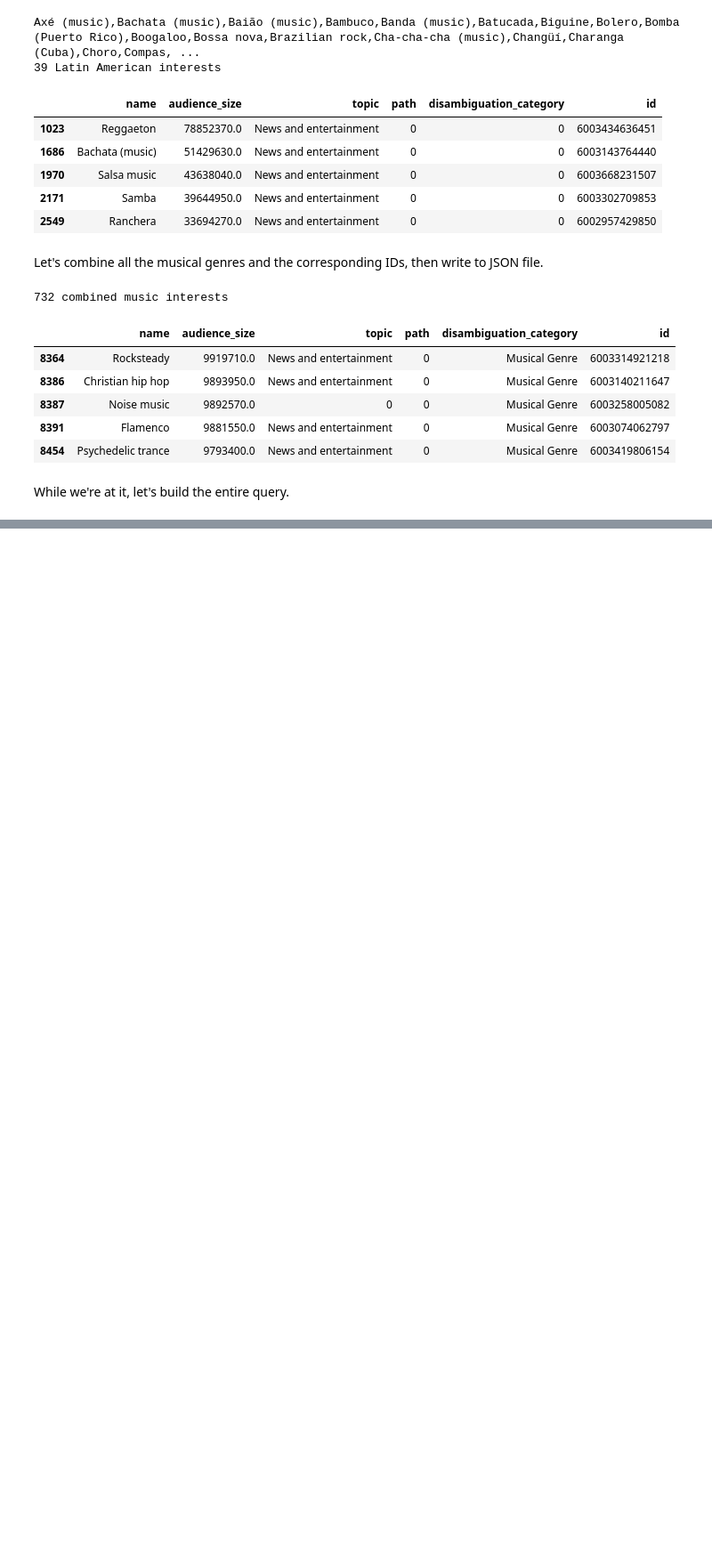
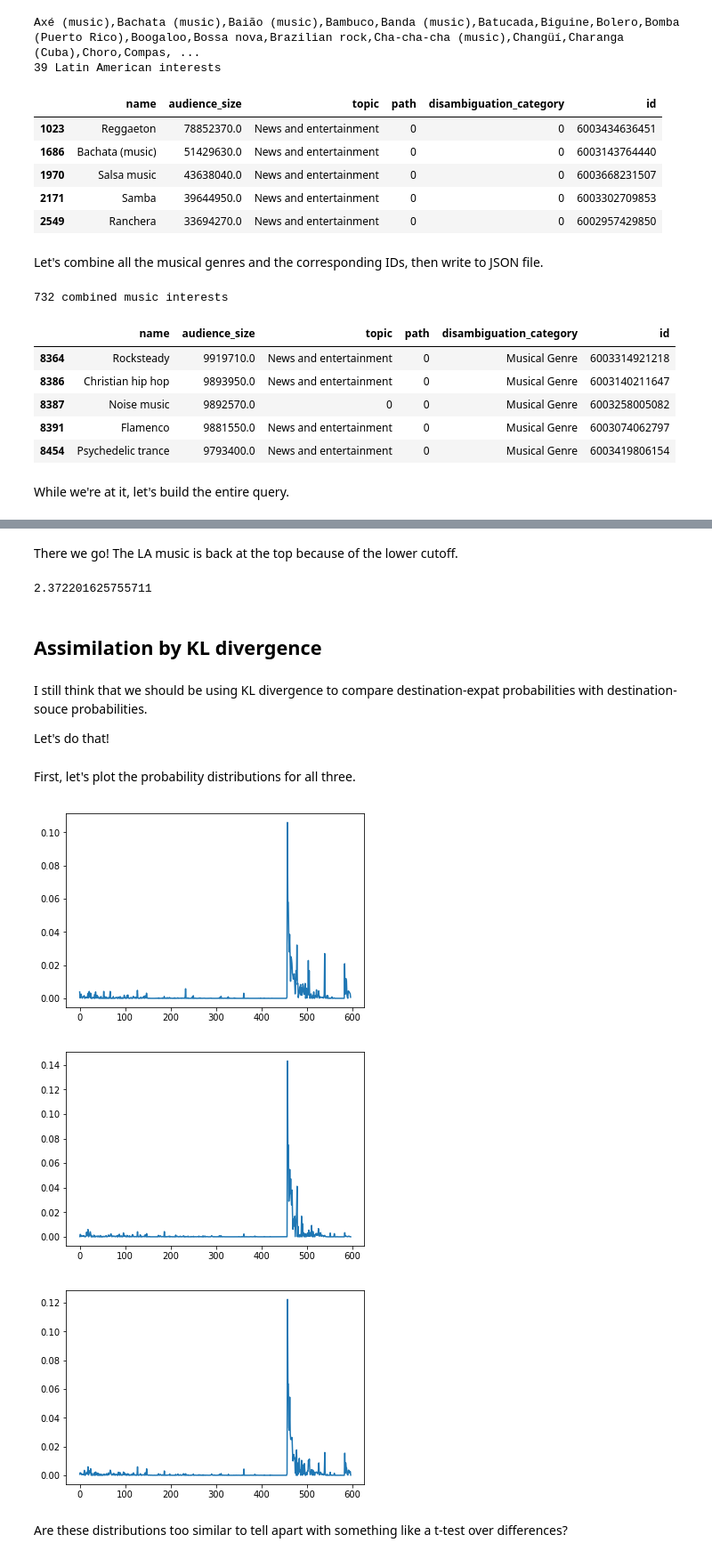
Before and after one commit to ianbstewart/immigrant_assimilation, a Jupyter notebook: src/data_processing/extract_musical_interests.ipynb, the cells around one changed output, grey strips where cells are left out. Shown at 89% size. Drawn from its saved outputs; the diff is of its cells as text; code cells hidden in the pictures; blank space fills up the shorter version.

```diff
--- a/src/data_processing/extract_musical_interests.ipynb
+++ b/src/data_processing/extract_musical_interests.ipynb
@@ -231,0 +472,58 @@ json.dump(full_query, open(full_query_file, 'w'), indent=4, encoding='latin-1')
+# %% [markdown]
+There we go! The LA music is back at the top because of the lower cutoff.
+# %%
+all_scores[0].mean()
+# %% [output]
+2.372201625755711
+# %% [markdown]
+## Assimilation by KL divergence
+# %% [markdown]
+I still think that we should be using KL divergence to compare destination-expat probabilities with destination-souce probabilities.
+
+Let's do that!
+# %% [markdown]
+First, let's plot the probability distributions for all three.
+# %%
+audience_var = 'mau_audience'
+source_counts = source_counts.copy()
+dest_counts = dest_counts.copy()
+expat_counts = expat_counts.copy()
+# add interests as indices
+def add_idx(x):
+    x.index = x.loc[:, 'interest_name']
+    return(x)
+source_counts = add_idx(source_counts)
+dest_counts = add_idx(dest_counts)
+expat_counts = add_idx(expat_counts)
+# also restrict to audience var
+source_counts = source_counts.loc[:, audience_var].astype(float)
+dest_counts = dest_counts.loc[:, audience_var].astype(float)
+expat_counts = expat_counts.loc[:, audience_var].astype(float)
+
+# remove max audience scores because those are usually wrong
+filter_max = lambda x: x[x < x.max()]
+source_counts = filter_max(source_counts)
+dest_counts = filter_max(dest_counts)
+expat_counts = filter_max(expat_counts)
+# restrict to shared interests to make sure the math works out
+shared_interests = dest_counts.index & source_counts.index & expat_counts.index
+dest_counts = dest_counts.loc[shared_interests]
+source_counts = source_counts.loc[shared_interests]
+expat_counts = expat_counts.loc[shared_interests]
+
+# normalize to percents
+norm_pct = lambda x: x / x.sum()
+source_pct = norm_pct(source_counts)
+dest_pct = norm_pct(dest_counts)
+expat_pct = norm_pct(expat_counts)
+# %%
+X = pd.np.arange(len(source_pct))
+for pct in [source_pct, dest_pct, expat_pct]:
+    plt.plot(X, pct)
+    plt.show()
+# %% [output]
+[figure, added]
+[figure, added]
+[figure, added]
+# %% [markdown]
+Are these distributions too similar to tell apart with something like a t-test over differences?
```
Also changed, not shown: parts of 29 cells of this notebook, 5 other files.
